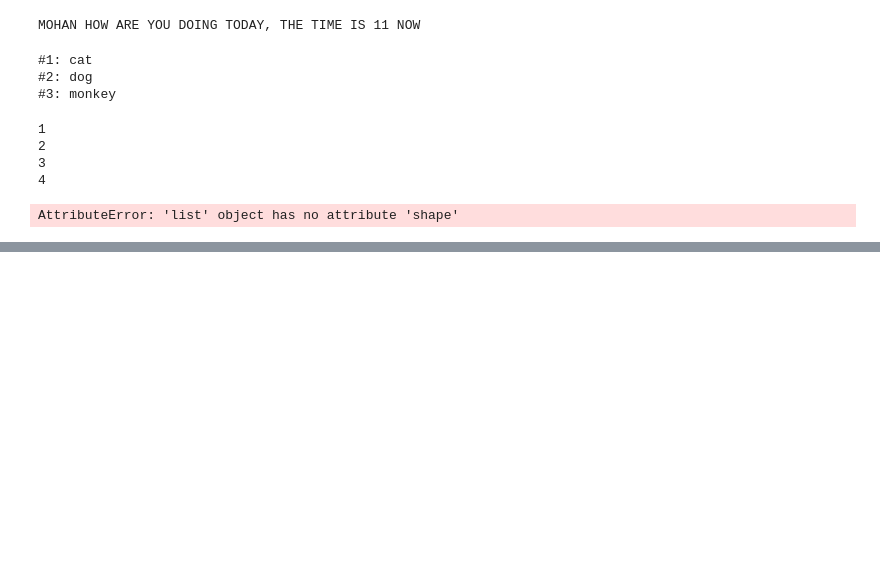
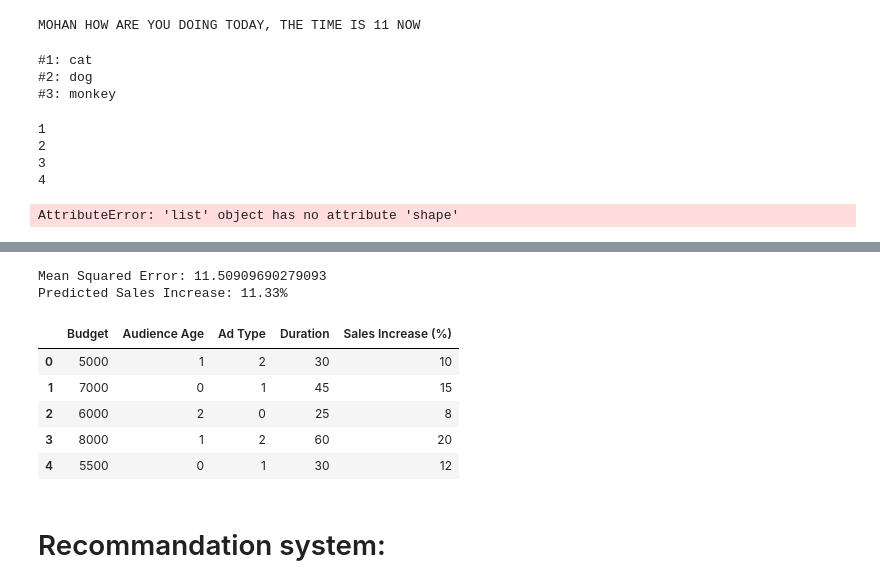
Before and after one commit to Mohan-this-side/Leetcode_Grind, a Jupyter notebook: Rough_work.ipynb, the cells around one changed output, grey strips where cells are left out. Saved outputs shown, nothing was run; the diff lists cells and outputs as text; code cells hidden in the pictures; blank space fills up the shorter version.

```diff
--- a/Rough_work.ipynb
+++ b/Rough_work.ipynb
@@ -530,0 +978,71 @@ AttributeError: 'list' object has no attribute 'shape'
+# %%
+import pandas as pd
+from sklearn.preprocessing import LabelEncoder, StandardScaler
+from sklearn.model_selection import train_test_split
+from sklearn.svm import SVR
+from sklearn.metrics import mean_squared_error
+
+# Step 1: Data Preparation
+data = {
+    'Budget': [5000, 7000, 6000, 8000, 5500],
+    'Audience Age': ['25-34', '18-24', '35-44', '25-34', '18-24'],
+    'Ad Type': ['Video', 'Social', 'Banner', 'Video', 'Social'],
+    'Duration': [30, 45, 25, 60, 30],
+    'Sales Increase (%)': [10, 15, 8, 20, 12]
+}
+df = pd.DataFrame(data)
+
+# Encode categorical variables
+label_encoders = {
+    'Audience Age': LabelEncoder(),
+    'Ad Type': LabelEncoder()
+}
+for column, encoder in label_encoders.items():
+    df[column] = encoder.fit_transform(df[column])
+
+# Normalize the data
+scaler = StandardScaler()
+X = df.drop('Sales Increase (%)', axis=1)
+y = df['Sales Increase (%)']
+X = scaler.fit_transform(X)
+
+# Step 2: Splitting the Data
+X_train, X_test, y_train, y_test = train_test_split(X, y, test_size=0.2, random_state=42)
+
+# Step 3: Model Training
+svr = SVR(kernel='rbf')
+svr.fit(X_train, y_train)
+
+# Step 4: Model Evaluation
+y_pred = svr.predict(X_test)
+mse = mean_squared_error(y_test, y_pred)
+print(f"Mean Squared Error: {mse}")
+
+# Step 5: Prediction
+new_campaign = {
+    'Budget': 7500,
+    'Audience Age': '25-34',
+    'Ad Type': 'Social',
+    'Duration': 40
+}
+new_campaign_df = pd.DataFrame([new_campaign])
+for column, encoder in label_encoders.items():
+    new_campaign_df[column] = encoder.transform(new_campaign_df[column])
+new_campaign_normalized = scaler.transform(new_campaign_df)
+
+predicted_sales_increase = svr.predict(new_campaign_normalized)
+print(f"Predicted Sales Increase: {predicted_sales_increase[0]:.2f}%")
+# %% [output]
+Mean Squared Error: 11.50909690279093
+Predicted Sales Increase: 11.33%
+# %%
+df
+# %% [output]
+|  | Budget | Audience Age | Ad Type | Duration | Sales Increase (%) |
+| 0 | 5000 | 1 | 2 | 30 | 10 |
+| 1 | 7000 | 0 | 1 | 45 | 15 |
+| 2 | 6000 | 2 | 0 | 25 | 8 |
+| 3 | 8000 | 1 | 2 | 60 | 20 |
+| 4 | 5500 | 0 | 1 | 30 | 12 |
+# %% [markdown]
+# Recommandation system:
```
Also changed, not shown: parts of 28 cells of this notebook, 1 other file.
